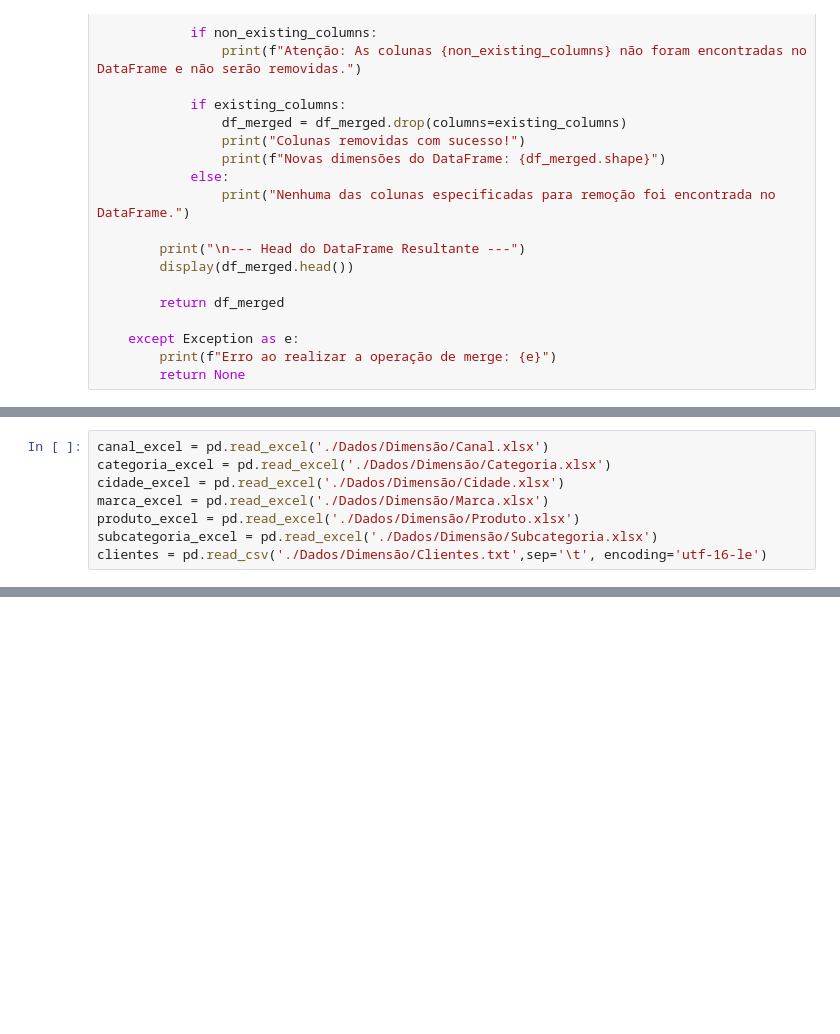
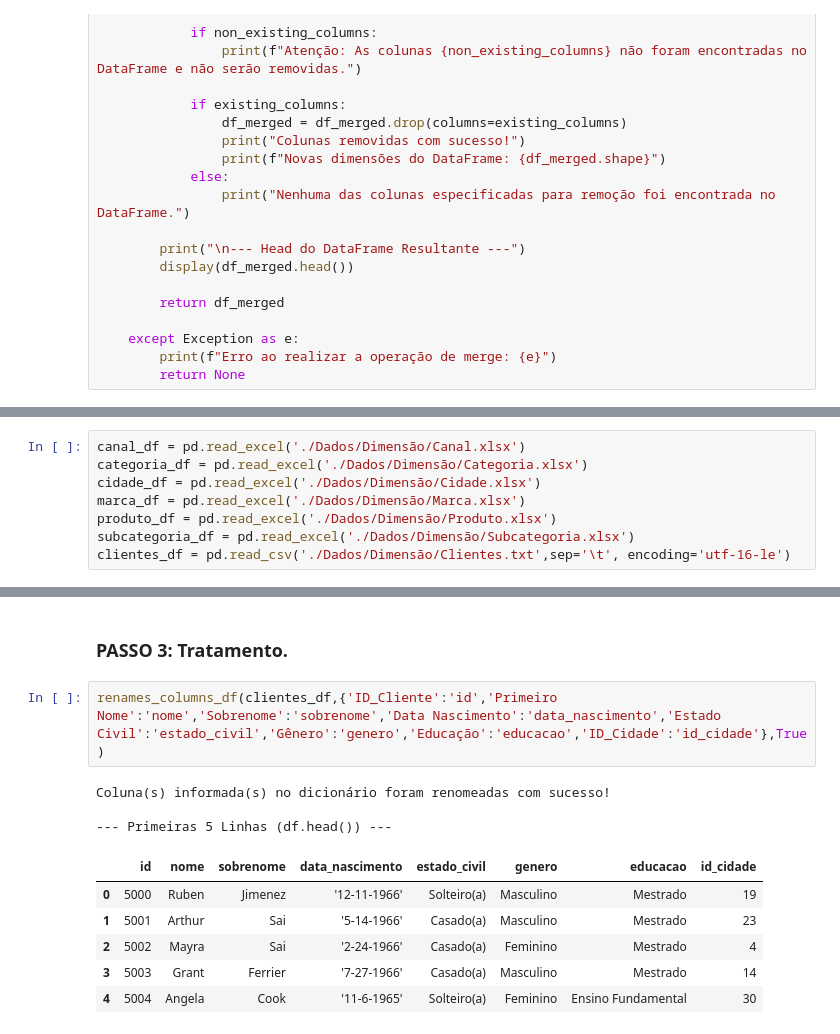
Before and after one commit to danielgamacavalcante/Python-Analise-Dados, a Jupyter notebook: ETL-ProejtoDaniel/main.ipynb, the cells around one changed output, grey strips where cells are left out. Cells and saved outputs as stored; diff of their text form; blank space fills up the shorter version.

```diff
--- a/ETL-ProejtoDaniel/main.ipynb
+++ b/ETL-ProejtoDaniel/main.ipynb
@@ -297,9 +309,9 @@ def merge_df(df1, df2, merge_params, columns_to_drop=None):
 # %%
-canal_excel = pd.read_excel('./Dados/Dimensão/Canal.xlsx')
-categoria_excel = pd.read_excel('./Dados/Dimensão/Categoria.xlsx')
-cidade_excel = pd.read_excel('./Dados/Dimensão/Cidade.xlsx')
-marca_excel = pd.read_excel('./Dados/Dimensão/Marca.xlsx')
-produto_excel = pd.read_excel('./Dados/Dimensão/Produto.xlsx')
-subcategoria_excel = pd.read_excel('./Dados/Dimensão/Subcategoria.xlsx')
-clientes = pd.read_csv('./Dados/Dimensão/Clientes.txt',sep='\t', encoding='utf-16-le')
+canal_df = pd.read_excel('./Dados/Dimensão/Canal.xlsx')
+categoria_df = pd.read_excel('./Dados/Dimensão/Categoria.xlsx')
+cidade_df = pd.read_excel('./Dados/Dimensão/Cidade.xlsx')
+marca_df = pd.read_excel('./Dados/Dimensão/Marca.xlsx')
+produto_df = pd.read_excel('./Dados/Dimensão/Produto.xlsx')
+subcategoria_df = pd.read_excel('./Dados/Dimensão/Subcategoria.xlsx')
+clientes_df = pd.read_csv('./Dados/Dimensão/Clientes.txt',sep='\t', encoding='utf-16-le')
 # %%
@@ -341,0 +594,14 @@ dtype: int64
+# %% [markdown]
+### PASSO 3: Tratamento.
+# %%
+renames_columns_df(clientes_df,{'ID_Cliente':'id','Primeiro Nome':'nome','Sobrenome':'sobrenome','Data Nascimento':'data_nascimento','Estado Civil':'estado_civil','Gênero':'genero','Educação':'educacao','ID_Cidade':'id_cidade'},True)
+# %% [output]
+Coluna(s) informada(s) no dicionário foram renomeadas com sucesso!
+
+--- Primeiras 5 Linhas (df.head()) ---
+|  | id | nome | sobrenome | data_nascimento | estado_civil | genero | educacao | id_cidade |
+| 0 | 5000 | Ruben | Jimenez | '12-11-1966' | Solteiro(a) | Masculino | Mestrado | 19 |
+| 1 | 5001 | Arthur | Sai | '5-14-1966' | Casado(a) | Masculino | Mestrado | 23 |
+| 2 | 5002 | Mayra | Sai | '2-24-1966' | Casado(a) | Feminino | Mestrado | 4 |
+| 3 | 5003 | Grant | Ferrier | '7-27-1966' | Casado(a) | Masculino | Mestrado | 14 |
+| 4 | 5004 | Angela | Cook | '11-6-1965' | Solteiro(a) | Feminino | Ensino Fundamental | 30 |
```
Also changed, not shown: parts of 63 cells of this notebook, 5 other files.
